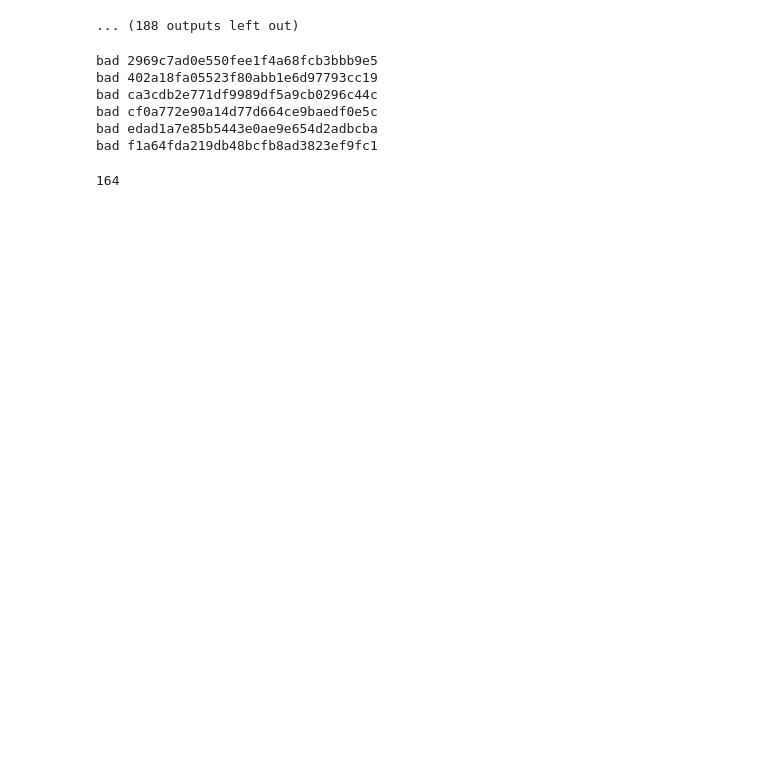
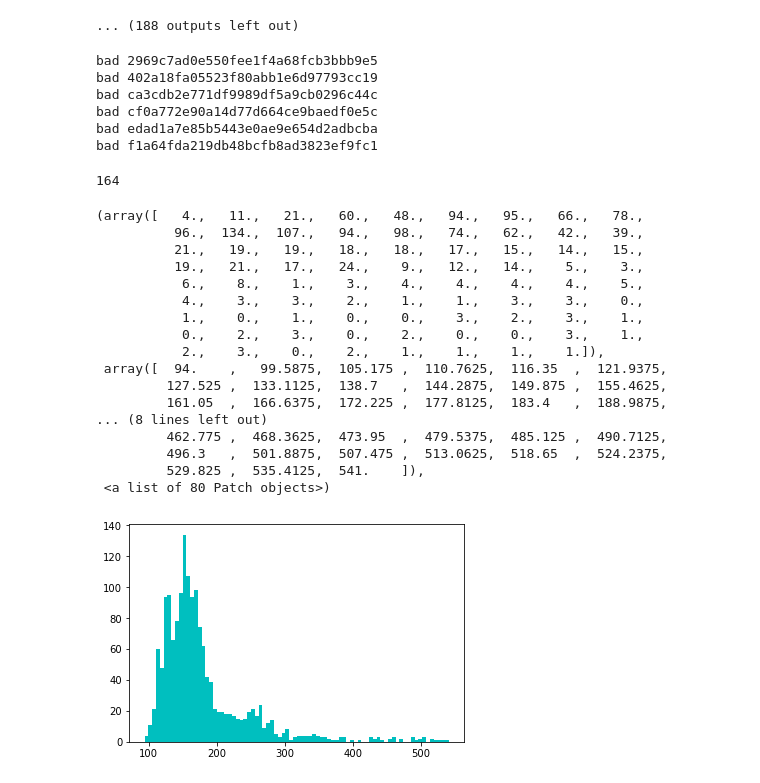
Before and after one commit to aizvorski/ndsb17, a Jupyter notebook: Preprocessing.ipynb, the cells around one changed output. Saved outputs shown, nothing was run; the diff lists cells and outputs as text; code cells hidden in the pictures; blank space fills up the shorter version.

```diff
--- a/Preprocessing.ipynb
+++ b/Preprocessing.ipynb
@@ -507,3 +513,29 @@ bad f1a64fda219db48bcfb8ad3823ef9fc1
 len(bad_pids)
 # %% [output]
 164
+# %%
+z_sizes = []
+for pid in patient_ids:
+    image = np.load(OUTPUT_FOLDER + 'segmented_lungs/' + pid + '.npy')
+    z_sizes.append(image.shape[0])
+# %%
+plt.hist(z_sizes, bins=80, color='c')
+# %% [output]
+(array([   4.,   11.,   21.,   60.,   48.,   94.,   95.,   66.,   78.,
+          96.,  134.,  107.,   94.,   98.,   74.,   62.,   42.,   39.,
+          21.,   19.,   19.,   18.,   18.,   17.,   15.,   14.,   15.,
+          19.,   21.,   17.,   24.,    9.,   12.,   14.,    5.,    3.,
+           6.,    8.,    1.,    3.,    4.,    4.,    4.,    4.,    5.,
+           4.,    3.,    3.,    2.,    1.,    1.,    3.,    3.,    0.,
+           1.,    0.,    1.,    0.,    0.,    3.,    2.,    3.,    1.,
+           0.,    2.,    3.,    0.,    2.,    0.,    0.,    3.,    1.,
+           2.,    3.,    0.,    2.,    1.,    1.,    1.,    1.]),
+ array([  94.    ,   99.5875,  105.175 ,  110.7625,  116.35  ,  121.9375,
+         127.525 ,  133.1125,  138.7   ,  144.2875,  149.875 ,  155.4625,
+         161.05  ,  166.6375,  172.225 ,  177.8125,  183.4   ,  188.9875,
+... (8 lines left out)
+         462.775 ,  468.3625,  473.95  ,  479.5375,  485.125 ,  490.7125,
+         496.3   ,  501.8875,  507.475 ,  513.0625,  518.65  ,  524.2375,
+         529.825 ,  535.4125,  541.    ]),
+ <a list of 80 Patch objects>)
+[figure, added]
```
Also changed, not shown: parts of 5 cells of this notebook.
